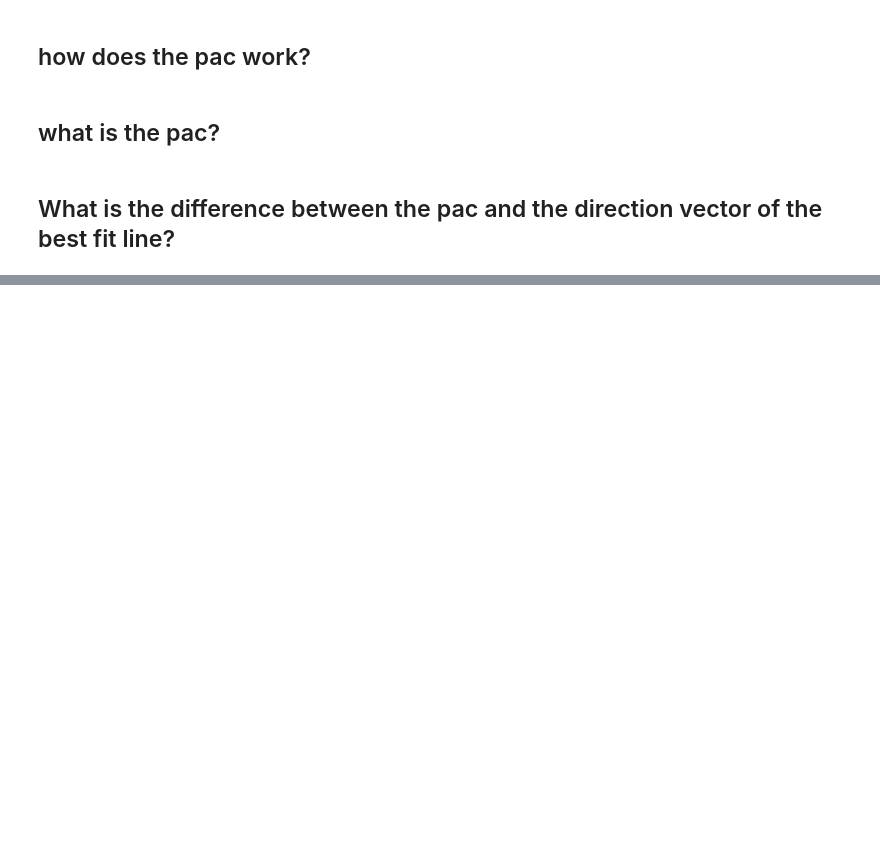
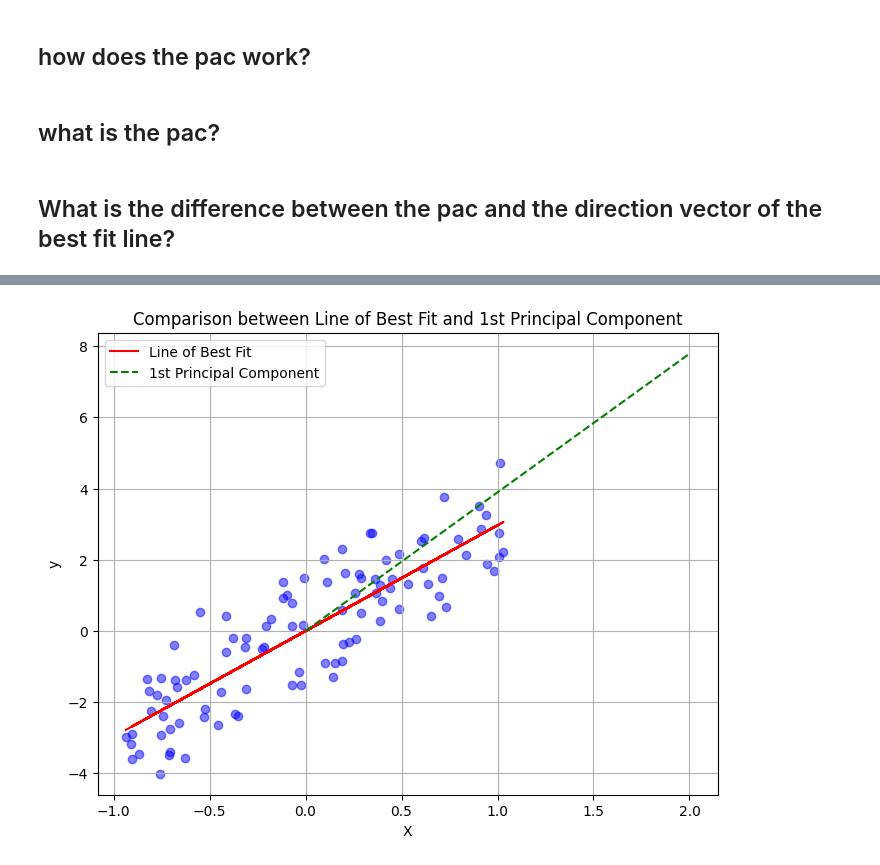
Before and after one commit to jackbullen/Math-248, a Jupyter notebook: Labs/Week 7/Lab-19-Oct-19.ipynb, the cells around one changed output, grey strips where cells are left out. Saved outputs shown, nothing was run; the diff lists cells and outputs as text; code cells hidden in the pictures; blank space fills up the shorter version.

```diff
--- a/Labs/Week 7/Lab-19-Oct-19.ipynb
+++ b/Labs/Week 7/Lab-19-Oct-19.ipynb
@@ -42,0 +186,42 @@ plt.axis('equal')
+# %%
+import numpy as np
+import matplotlib.pyplot as plt
+from sklearn.linear_model import LinearRegression
+from sklearn.decomposition import PCA
+
+# Generate synthetic data
+np.random.seed(0)
+X = 2 * np.random.rand(100, 1)
+y = 4 + 3 * X + np.random.randn(100, 1)
+
+# Normalize data
+X = X - np.mean(X)
+y = y - np.mean(y)
+
+# Data for linear regression
+reg = LinearRegression().fit(X, y)
+y_pred = reg.predict(X)
+
+# PCA
+data = np.hstack([X, y])
+pca = PCA(n_components=1)
+pca.fit(data)
+
+# First principal component direction
+first_pc = pca.components_[0]
+line = np.linspace(0, 2, 100).reshape(-1, 1)
+first_pc_line = first_pc[1]/first_pc[0] * line
+
+# Plotting
+plt.figure(figsize=(8, 6))
+plt.scatter(X, y, color='blue', alpha=0.5)
+plt.plot(X, y_pred, color='red', label='Line of Best Fit')
+plt.plot(line, first_pc_line, color='green', linestyle='--', label='1st Principal Component')
+plt.xlabel('X')
+plt.ylabel('y')
+plt.title('Comparison between Line of Best Fit and 1st Principal Component')
+plt.legend()
+plt.grid(True)
+plt.show()
+# %% [output]
+[figure, added]
```
Also changed, not shown: parts of 43 cells of this notebook, 3 other files.
